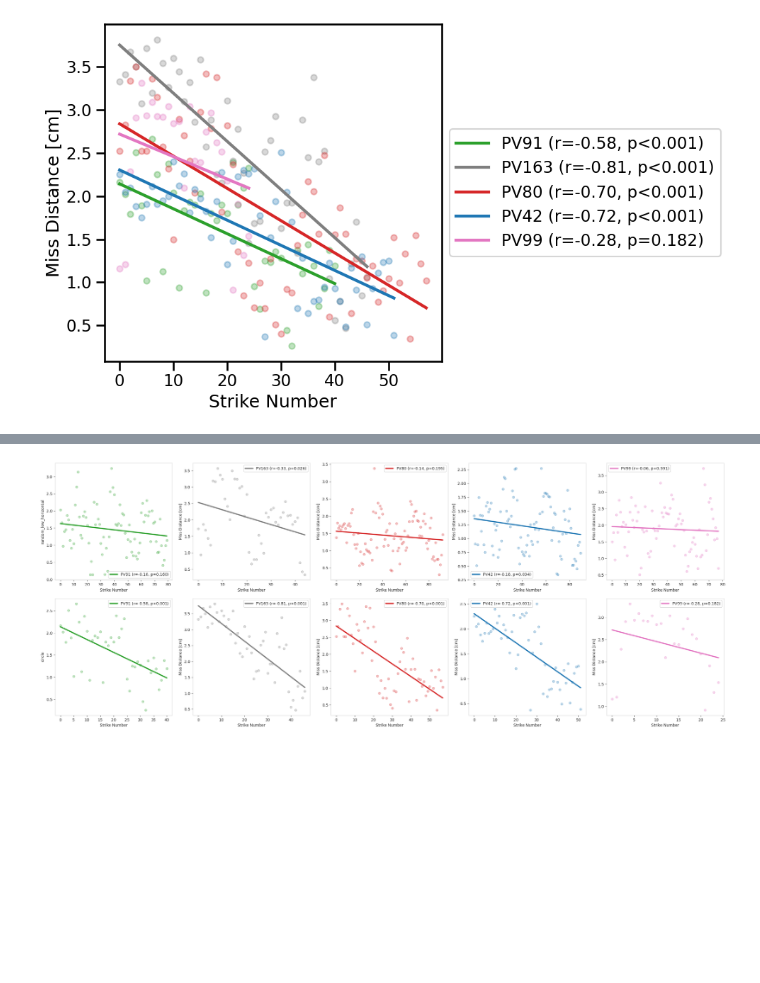
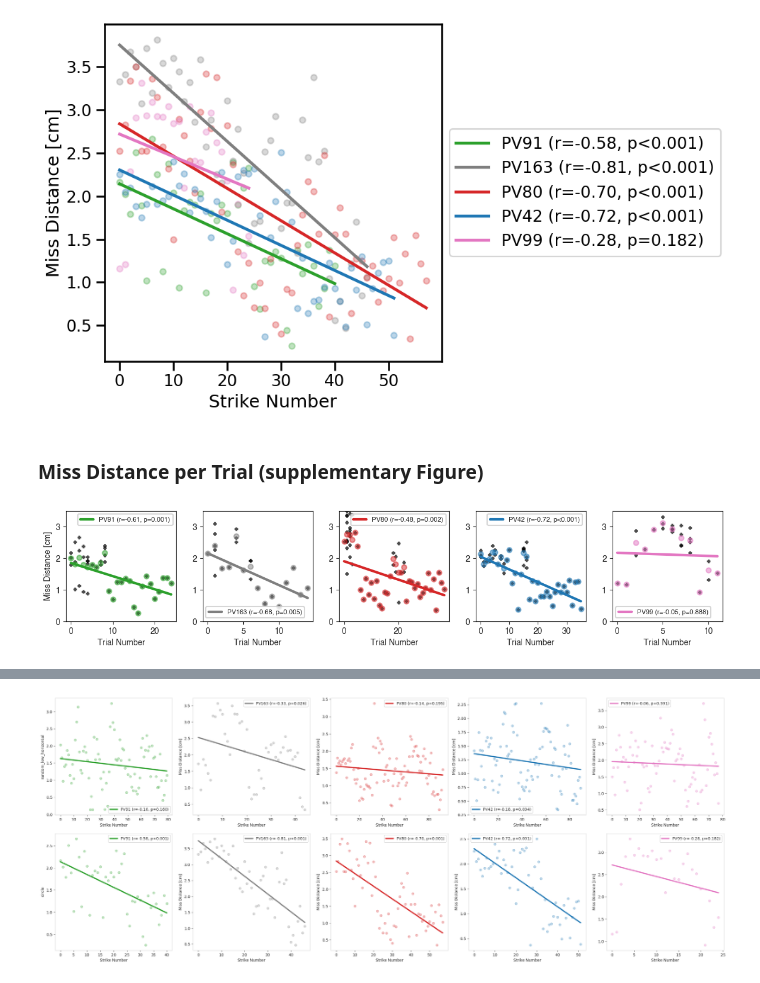
Before and after one commit to EvolutionaryNeuralCodingLab/PreyTouch, a Jupyter notebook: notebooks/arena_paper.ipynb, the cells around one changed output, grey strips where cells are left out. Drawn from its saved outputs; the diff is of its cells as text; code cells hidden in the pictures; blank space fills up the shorter version.

```diff
--- a/notebooks/arena_paper.ipynb
+++ b/notebooks/arena_paper.ipynb
@@ -339,3 +343,42 @@ with sns.plotting_context("talk"):
     fig.savefig(f'{FIGURE_PATH}/Figure2/miss_distance.pdf', dpi=250)
 # %% [output]
 [figure]
+# %% [markdown]
+### Miss Distance per Trial (supplementary Figure)
+# %%
+%matplotlib inline
+
+fig, axes = plt.subplots(1, len(ANIMALS), figsize=(12, 4))
+with sns.plotting_context("talk"):
+    for i, animal_id in enumerate(ANIMALS):
+        g2 = strk_df.query(f'animal_id=="{animal_id}" and movement_type=="circle" and bug_type!="worm" \
+                             and miss_distance<4 and bug_speed<9').sort_values(by='time')
+        if g2.empty:
+            continue
+        g2 = g2.groupby((g2.time-g2.time.iloc[0]).dt.total_seconds()//0.1).first()
+        if len(g2) > 40 and animal_id not in ["PV80", "PV99"]:
+            g2 = g2.query('bug_speed < 7')
+
+        g2_ = g2.groupby('trial_id').mean()
+        trial_map = {trial_id: k for k, trial_id in enumerate(g2_.index)}
+        g2['trial_number'] = g2.trial_id.map(trial_map)
+
+        res = g2_.miss_distance.values
+        x = np.arange(len(g2_))
+
+        ax = axes[i]
+        ax.scatter(g2.trial_number, g2.miss_distance, marker='+', color='k', alpha=0.7, s=25)
+        sc = ax.scatter(x, res, color=COLORS[animal_id], alpha=0.5, s=35)
+        plot_regression(ax, x, res, color=COLORS[animal_id], prefix=animal_id, linewidth=3, is_legend=True, is_legend_outside=False, legend_fontsize=8)
+
+        if i == 0:
+          ax.set_ylabel('Miss Distance [cm]')
+        ax.set_xlabel('Trial Number')
+        ax.set_ylim([0, 3.5])
+        ax.tick_params(bottom=True, left=True)
+        ax.set_box_aspect(1)
+
+    fig.tight_layout()
+    fig.savefig(f'{FIGURE_PATH}/Figure2/miss_distance_trial_number.pdf', dpi=300, bbox_inches="tight")
+# %% [output]
+[figure, added]
```
Also changed, not shown: parts of 14 cells of this notebook, 2 other files.
